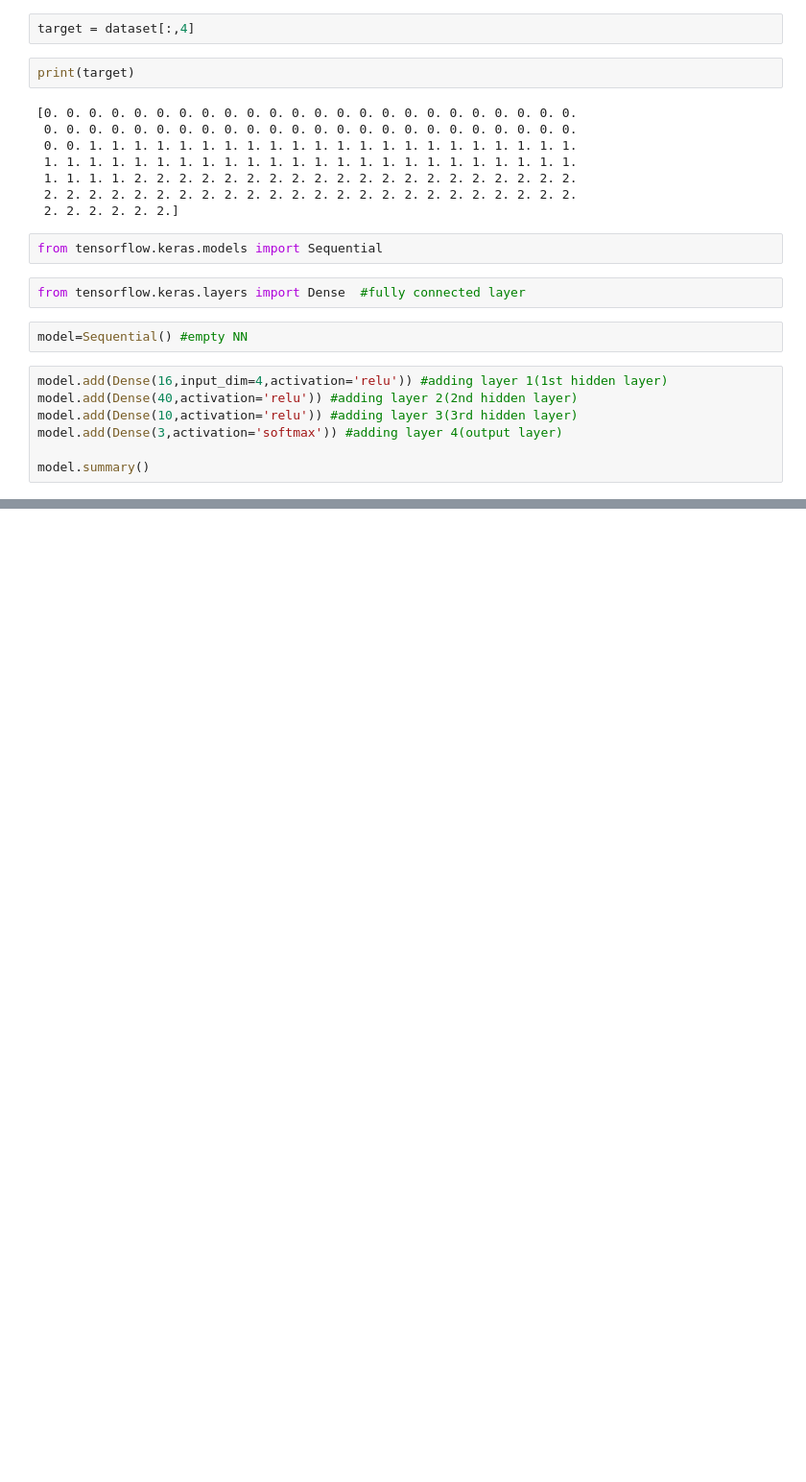
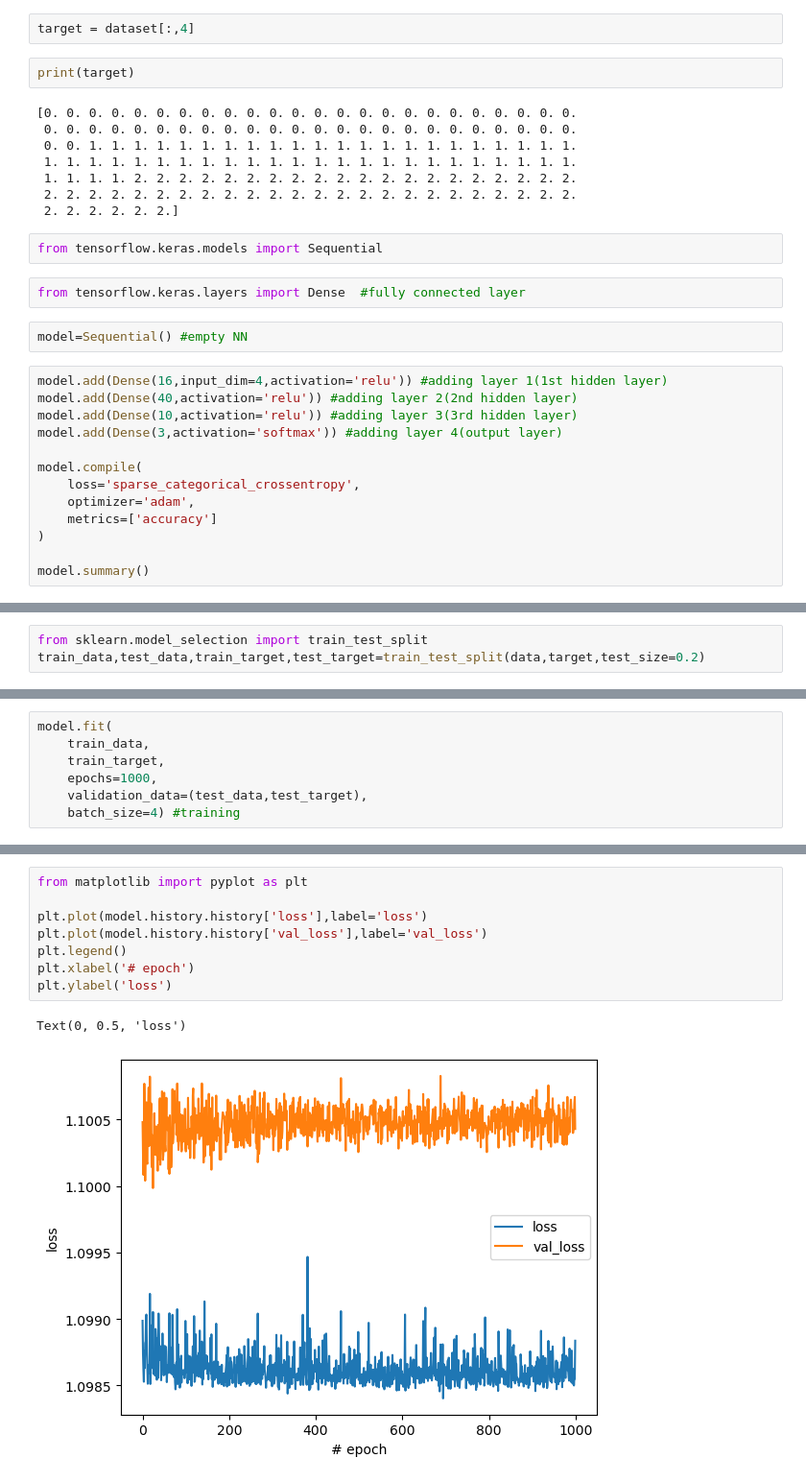
Before and after one commit to NadunPrabhasha/Deep_Learning_Tutorial_AI_with_Thakshila, a Jupyter notebook: 1-FFNN-for-iris-example.ipynb, the cells around one changed output, grey strips where cells are left out. Shown at 96% size. Cells and saved outputs as stored; diff of their text form; blank space fills up the shorter version.

```diff
--- a/1-FFNN-for-iris-example.ipynb
+++ b/1-FFNN-for-iris-example.ipynb
@@ -72,6 +72,12 @@ model.add(Dense(40,activation='relu')) #adding layer 2(2nd hidden layer)
 model.add(Dense(10,activation='relu')) #adding layer 3(3rd hidden layer)
 model.add(Dense(3,activation='softmax')) #adding layer 4(output layer)
 
+model.compile(
+    loss='sparse_categorical_crossentropy',
+    optimizer='adam',
+    metrics=['accuracy']
+)
+
 model.summary()
 # %% [output]
 Model: "sequential"
@@ -97,0 +127,3 @@ Model: "sequential"
+# %%
+from sklearn.model_selection import train_test_split
+train_data,test_data,train_target,test_target=train_test_split(data,target,test_size=0.2)
@@ -97,0 +161,7 @@ Model: "sequential"
+# %%
+model.fit(
+    train_data,
+    train_target,
+    epochs=1000,
+    validation_data=(test_data,test_target),
+    batch_size=4) #training
@@ -97,0 +187,11 @@ Model: "sequential"
+# %%
+from matplotlib import pyplot as plt
+
+plt.plot(model.history.history['loss'],label='loss')
+plt.plot(model.history.history['val_loss'],label='val_loss')
+plt.legend()
+plt.xlabel('# epoch')
+plt.ylabel('loss')
+# %% [output]
+Text(0, 0.5, 'loss')
+[figure, added]
```
Also changed, not shown: parts of 9 cells of this notebook, 1 other file.
